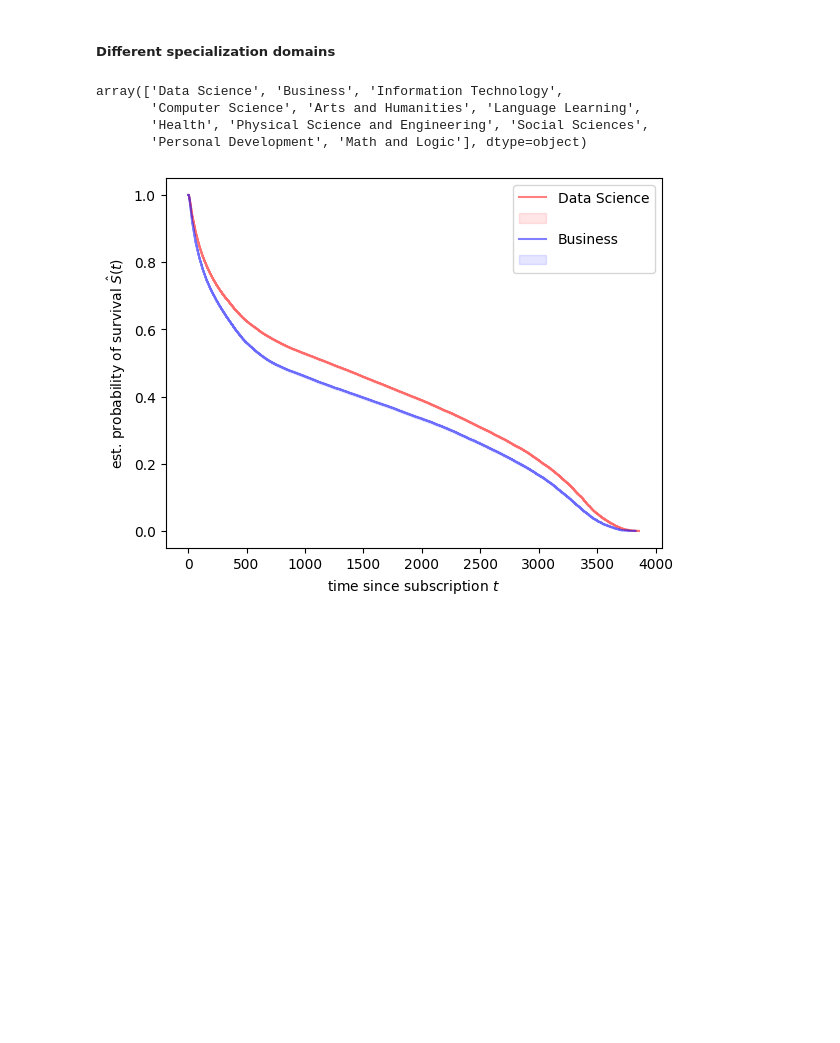
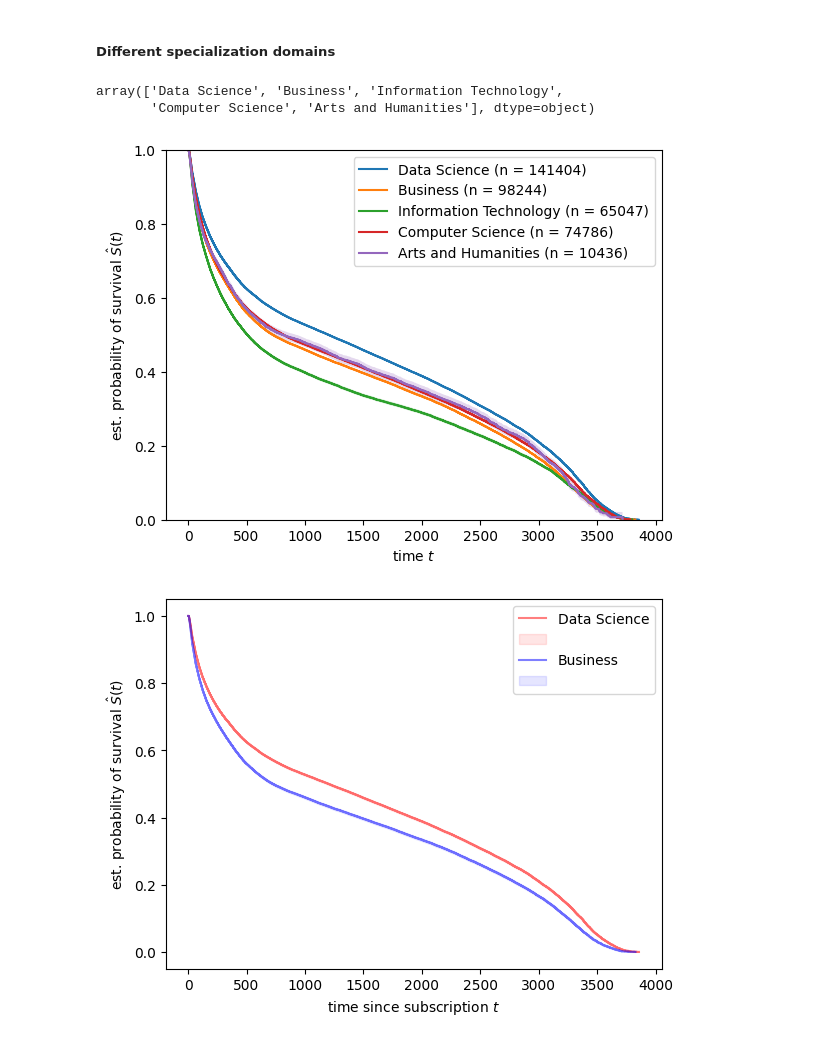
Before and after one commit to sariaslaso/retention_prediction, a Jupyter notebook: survival_analysis.ipynb, the cells around one changed output. Cells and saved outputs as stored; diff of their text form; code cells hidden in the pictures; blank space fills up the shorter version.

Commit message:
survival plots 5 most common specializations

```diff
--- a/survival_analysis.ipynb
+++ b/survival_analysis.ipynb
@@ -221,15 +221,32 @@ plt.show()
 # %% [markdown]
 ##### Different specialization domains
 # %%
-dataset.specialization_domain.unique()
+dataset.specialization_domain.unique()[:5]
 # %% [output]
 array(['Data Science', 'Business', 'Information Technology',
-       'Computer Science', 'Arts and Humanities', 'Language Learning',
-       'Health', 'Physical Science and Engineering', 'Social Sciences',
-       'Personal Development', 'Math and Logic'], dtype=object)
+       'Computer Science', 'Arts and Humanities'], dtype=object)
 # %%
 ds_dataset = dataset[dataset["specialization_domain"] == "Data Science"]
 business_dataset = dataset[dataset["specialization_domain"] == "Business"]
+# %%
+for specialization in dataset.specialization_domain.unique()[:5]:
+    mask = dataset["specialization_domain"] == specialization
+
+    time, survival_prob, conf_int = kaplan_meier_estimator(
+    dataset[event_col][mask].values.astype(bool), dataset[time_col][mask].values, conf_type = "log-log")
+
+    plt.step(time, survival_prob, where="post", label=f"{specialization} (n = {mask.sum()})")
+    plt.fill_between(time, conf_int[0], conf_int[1], alpha=0.25, step="post")
+
+
+plt.ylim(0, 1)
+plt.ylabel(r"est. probability of survival $\hat{S}(t)$")
+plt.xlabel("time $t$")
+plt.legend(loc="best")
+
+plt.show()
+# %% [output]
+[figure, added]
 # %%
 ds_time, ds_survival_prob, ds_conf_int = kaplan_meier_estimator(
     ds_dataset[event_col].values.astype(bool), ds_dataset[time_col].values,
```
